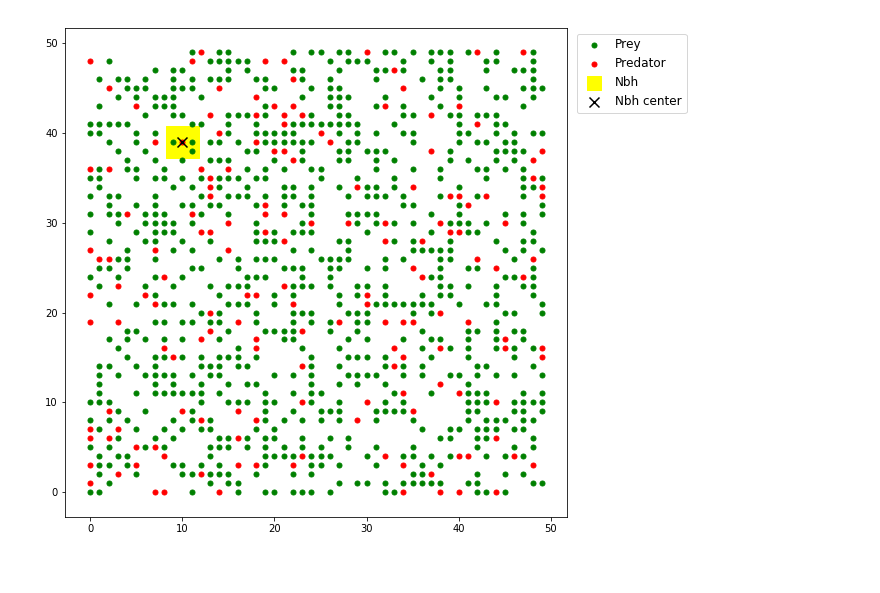
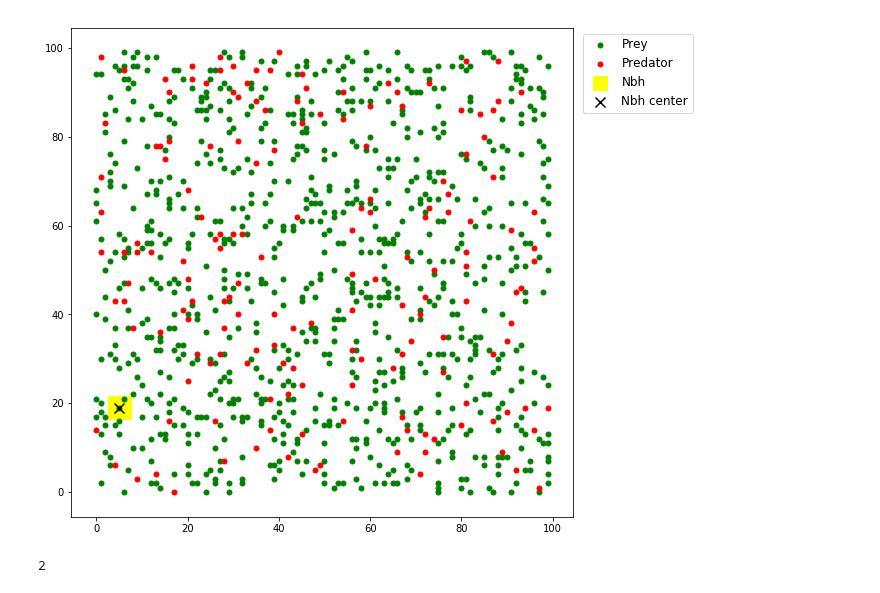
Before and after one commit to Quanticnova/Imazalil, a Jupyter notebook: inline_testing.ipynb, the cells around one changed output. Cells and saved outputs as stored; diff of their text form; code cells hidden in the pictures.

```diff
--- a/inline_testing.ipynb
+++ b/inline_testing.ipynb
@@ -186,8 +265,8 @@ class Grid:
 Agents = dict() # initialize empty agent dictionary
 
 # grid
-w = 50
-h = 50
+w = 100
+h = 100
 
 # agent division in preds and preys
 num_agents = 1000
@@ -216,7 +295,7 @@ _IDs = Agents.keys()
 for _ in _IDs:
     IDs.append(_)
 
-testID = IDs[0]
+testID = IDs[500]
 # %%
 # TODO: cleanup of code here; create a base function for plotting, use colors and markers as optional arguments
 def plotAgents(ax, positions, label, marker='.', color='k', s=100, zorder=None, preprocess=True):
@@ -232,8 +311,7 @@ def plotNbh(ax, positions, label='Nbh', centerlabel='Nbh center', marker='s', ce
     plotAgents(ax=ax, positions=center, label=centerlabel, marker=centermarker, color='k', s=centers,
                zorder=centerzorder, preprocess=False)
 
-def show_agents(grid, Agents, showgrid=False, showlegend=False):
-    grid_arr = np.array(grid.get_grid()).T
+def show_agents(grid, Agents, showgrid=False, showlegend=False, figsize=(9,9), savefig=False):
     preypos = []
     predpos = []
     kinless = []
@@ -248,36 +326,42 @@ def show_agents(grid, Agents, showgrid=False, showlegend=False):
             kinless.append(cgp)
 
     #plotting
-    fig = plt.figure(figsize=(9,9))
+    fig = plt.figure(figsize=figsize)
     ax = fig.add_subplot(111)
     if(showgrid):
-        plotAgents(ax, grid_arr, label='Grid', color='k')
+        plotAgents(ax, grid.get_grid(), label='Grid', color='k')
     plotAgents(ax, preypos, label='Prey', color='g', zorder=10)
     plotAgents(ax, predpos, label='Predator', color='r', zorder=10)
     if(len(kinless)):
         plotAgents(ax, kinless, label='Kinless', color='k', zorder=1000, s=500)
 
     if(showlegend):
         ax.legend(bbox_to_anchor=(1.25, 1.0), fontsize=12)
+
+    if(savefig):
+        fig.savefig('plots/' + str(dt.datetime.now() + '.png'), dpi=200)
     return fig, ax
 
-def show_nbh(grid, Agents, agent_ID):
+def show_nbh(grid, Agents, agent_ID, savefig=False):
 
     fig, ax = show_agents(grid, Agents)
     plotNbh(ax, Agents[agent_ID].get_Nbh(grid))
     ax.legend(bbox_to_anchor=(1.25, 1.0), fontsize=12)
+
+    if(savefig):
+        fig.savefig('plots/' + str(dt.datetime.now()) + '.png', dpi=200)
 
 
 def mean_food(Agents):
     foodres = []
     for agent in Agents.values():
         foodres.append(agent.get_fr())
     return np.mean(foodres)
 
 
 show_nbh(grid, Agents, testID)
-#show_agents(grid, Agents, showlegend=True)
+#show_agents(grid, Agents, showgrid=True)
 
 #mean_food(Agents)
 # %% [output]
-[figure, old version]
+[figure, new version]
@@ -285,0 +375,6 @@ plt.scatter?
+# %%
+testlist1 = [2,6,4,8,0,8,4]
+a = 4
+testlist1.index(a)
+# %% [output]
+2
```
Also changed, not shown: parts of 3 cells of this notebook.
